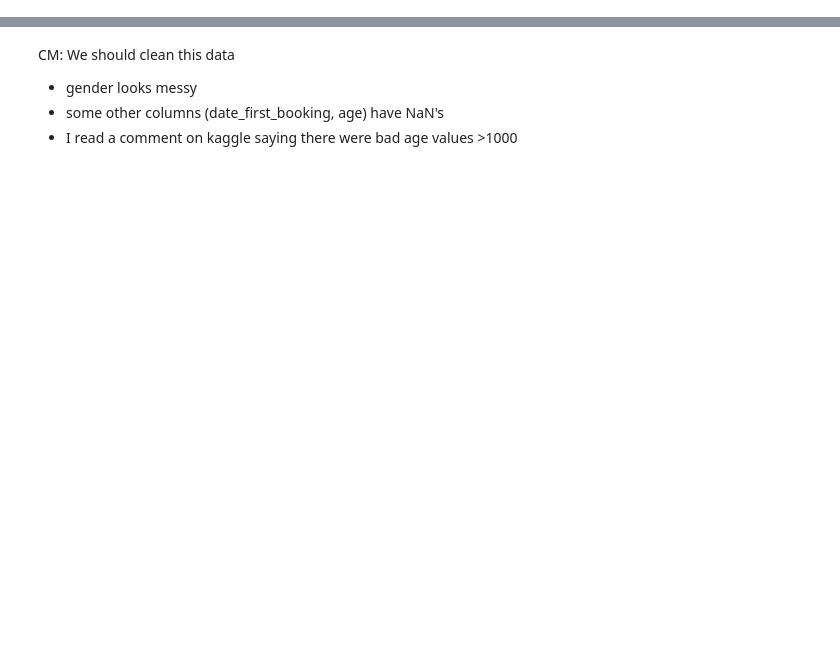
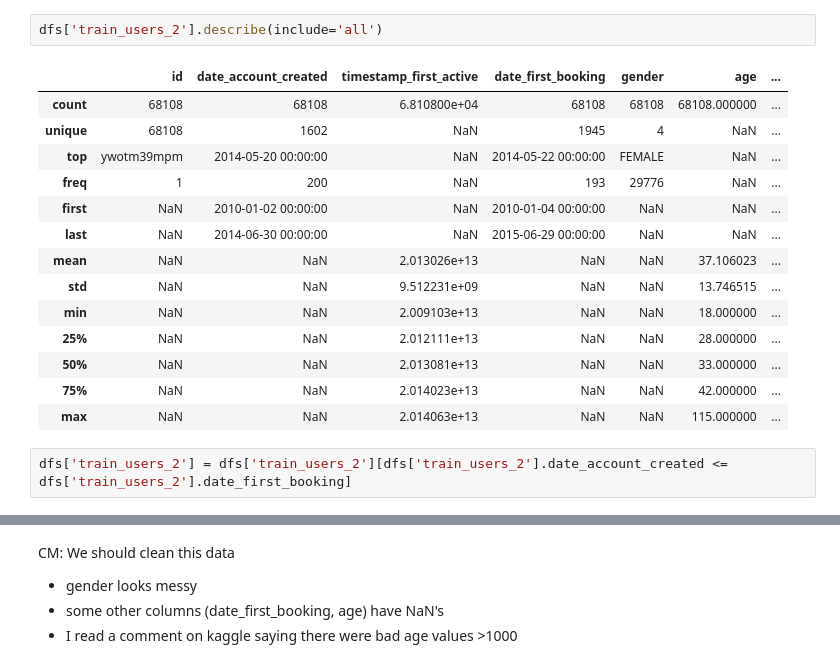
Before and after one commit to cmillsop/w207_final, a Jupyter notebook: exploratory_analysis.ipynb, the cells around one changed output, grey strips where cells are left out. Saved outputs shown, nothing was run; the diff lists cells and outputs as text; blank space fills up the shorter version.

```diff
--- a/exploratory_analysis.ipynb
+++ b/exploratory_analysis.ipynb
@@ -163,0 +367,19 @@ train_users_2.head()
+# %%
+dfs['train_users_2'].describe(include='all')
+# %% [output]
+|  | id | date_account_created | timestamp_first_active | date_first_booking | gender | age | ... |
+| count | 68108 | 68108 | 6.810800e+04 | 68108 | 68108 | 68108.000000 | ... |
+| unique | 68108 | 1602 | NaN | 1945 | 4 | NaN | ... |
+| top | ywotm39mpm | 2014-05-20 00:00:00 | NaN | 2014-05-22 00:00:00 | FEMALE | NaN | ... |
+| freq | 1 | 200 | NaN | 193 | 29776 | NaN | ... |
+| first | NaN | 2010-01-02 00:00:00 | NaN | 2010-01-04 00:00:00 | NaN | NaN | ... |
+| last | NaN | 2014-06-30 00:00:00 | NaN | 2015-06-29 00:00:00 | NaN | NaN | ... |
+| mean | NaN | NaN | 2.013026e+13 | NaN | NaN | 37.106023 | ... |
+| std | NaN | NaN | 9.512231e+09 | NaN | NaN | 13.746515 | ... |
+| min | NaN | NaN | 2.009103e+13 | NaN | NaN | 18.000000 | ... |
+| 25% | NaN | NaN | 2.012111e+13 | NaN | NaN | 28.000000 | ... |
+| 50% | NaN | NaN | 2.013081e+13 | NaN | NaN | 33.000000 | ... |
+| 75% | NaN | NaN | 2.014023e+13 | NaN | NaN | 42.000000 | ... |
+| max | NaN | NaN | 2.014063e+13 | NaN | NaN | 115.000000 | ... |
+# %%
+dfs['train_users_2'] = dfs['train_users_2'][dfs['train_users_2'].date_account_created <= dfs['train_users_2'].date_first_booking]
```
Also changed, not shown: parts of 87 cells of this notebook.
